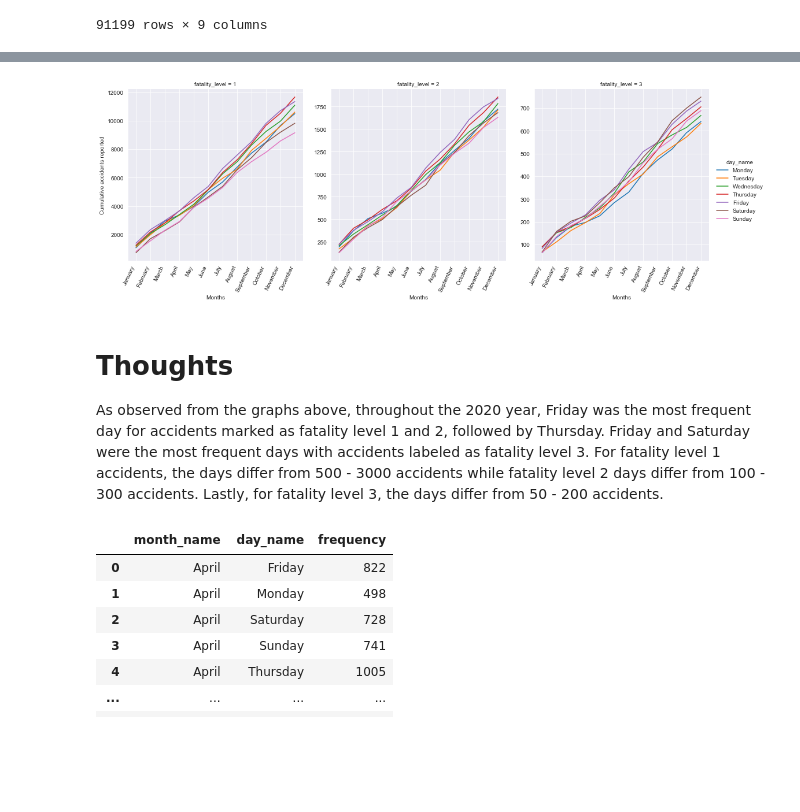
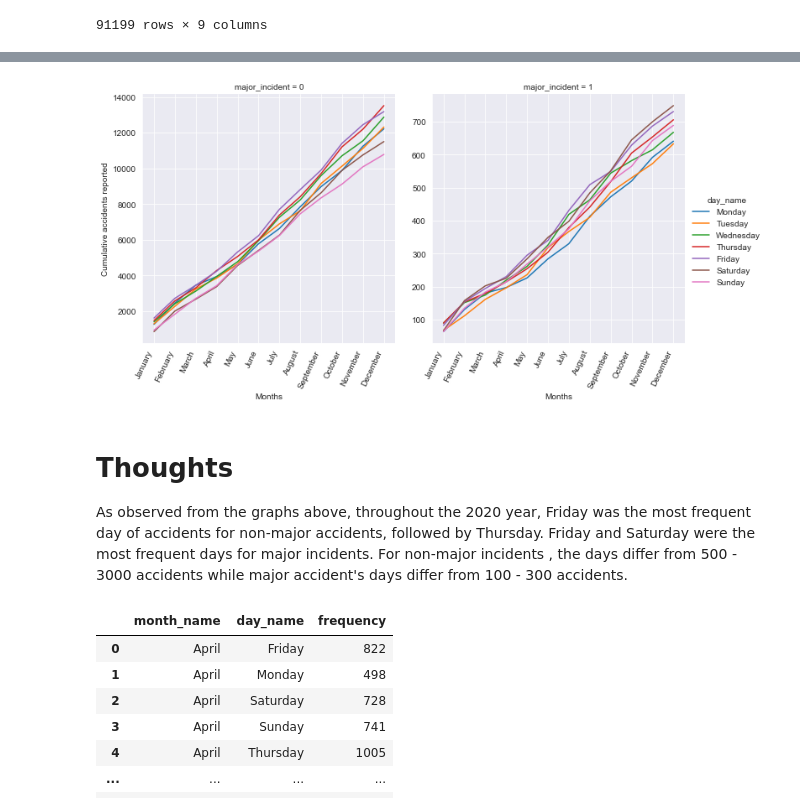
Before and after one commit to LuisEVT/High_Fatality_Accidents, a Jupyter notebook: High_Fatality_Accidents.ipynb, the cells around one changed output, grey strips where cells are left out. Saved outputs shown, nothing was run; the diff lists cells and outputs as text; code cells hidden in the pictures; blank space fills up the shorter version.

```diff
--- a/High_Fatality_Accidents.ipynb
+++ b/High_Fatality_Accidents.ipynb
@@ -71,6 +109,9 @@ memory usage: 18.1+ MB
 #df_accidents['date'] = df_accidents['date'].astype('datetime64[ns]')
 #df_accidents['time'] = df_accidents['time'].astype('datetime64[ns]')
 #df_accidents['time'] = pd.to_timedelta( df_accidents['time'] + ':00' )
+# %%
+df_accidents.drop(columns = ['junction_control','pedestrian_crossing_human_control','pedestrian_crossing_physical_facilities'],inplace=True)
+#df_accidents.dropna(inplace = True)
 # %%
 df_accidents.info()
 # %% [output]
@@ -437,16 +482,7 @@ df_accidents_timestamp_severity
 | 91197 | 2020 | 2020-12-15 14:00:00 | Tuesday | December | 12 | 1 | 3 | ... |
 | 91198 | 2020 | 2020-08-25 13:50:00 | Tuesday | August | 8 | 1 | 3 | ... |
 91199 rows × 9 columns
-# %%
-df_accidents_timestamp_severity['fatality_level'] = 0
-
-df_accidents_timestamp_severity.loc[ df_accidents_timestamp_severity['number_of_casualties'] == 1 ,'fatality_level']  = 1
-df_accidents_timestamp_severity.loc[ df_accidents_timestamp_severity['number_of_casualties'] == 2 ,'fatality_level']  = 2
-df_accidents_timestamp_severity.loc[ df_accidents_timestamp_severity['number_of_casualties'] >= 3 ,'fatality_level']  = 3
-
-# Here I'm creating a new column that defined the major incident from the description above.
-
-# Fatality_level 1: 1 casualty
-# Fatality_level 2: 2 casualties
-# Fatality_level 3: 3+ casualties
+# %%
+df_accidents_timestamp_severity['major_incident'] = 0
+df_accidents_timestamp_severity.loc[ df_accidents_timestamp_severity['number_of_casualties'] >= 3 ,'major_incident']  = 1
 # %%
@@ -531,10 +566,10 @@ As seen from the graph above, the majority of the accidents (more than 4000+) re
 # %%
-df_temp_acc = df_accidents_timestamp_severity[['fatality_level','day_name','month_name','day_of_week','month_number']].copy(deep=True)
-df_temp_acc.groupby(['fatality_level','month_name','day_name','day_of_week','month_number'])
+df_temp_acc = df_accidents_timestamp_severity[['major_incident','day_name','month_name','day_of_week','month_number']].copy(deep=True)
+df_temp_acc.groupby(['major_incident','month_name','day_name','day_of_week','month_number'])
 
-df_temp_acc_V2 = df_temp_acc.value_counts().reset_index().sort_values(by=['fatality_level','day_of_week','month_number']).rename(columns={0:'frequency'})
+df_temp_acc_V2 = df_temp_acc.value_counts().reset_index().sort_values(by=['major_incident','day_of_week','month_number']).rename(columns={0:'frequency'})
 
-df_temp_acc_V2['cum_frequency'] = df_temp_acc_V2.groupby(['fatality_level','day_of_week'])['frequency'].cumsum()
+df_temp_acc_V2['cum_frequency'] = df_temp_acc_V2.groupby(['major_incident','day_of_week'])['frequency'].cumsum()
 
 df_temp_acc_V2
 # %% [output]
@@ -554,25 +589,25 @@ df_temp_acc_V2
 # %%
 plots = sns.relplot(x='month_name',
             y='cum_frequency',
             data= df_temp_acc_V2,
             hue= 'day_name',
             kind = 'line',
-            col = 'fatality_level',
+            col = 'major_incident',
             facet_kws={'sharey': False, 'sharex': False})
 
 
 plots.set_ylabels('Cumulative accidents reported')
 plots.set_xlabels('Months')
 
 plots.set_xticklabels(rotation=65, horizontalalignment='right')
 
 plt.subplots_adjust(hspace = 0.3)
 # %% [output]
-[figure, old version]
+[figure, new version]
 # %% [markdown]
 # Thoughts
 
-As observed from the graphs above, throughout the 2020 year, Friday was the most frequent day for accidents marked as fatality level 1 and 2, followed by Thursday. Friday and Saturday were the most frequent days with accidents labeled as fatality level 3. For fatality level 1 accidents, the days differ from 500 - 3000 accidents while fatality level 2 days differ from 100 - 300 accidents. Lastly, for fatality level 3, the days differ from 50 - 200 accidents.
+As observed from the graphs above, throughout the 2020 year, Friday was the most frequent day of accidents for non-major accidents, followed by Thursday. Friday and Saturday were the most frequent days for major incidents. For non-major incidents , the days differ from 500 - 3000 accidents while major accident's days differ from 100 - 300 accidents.
 # %%
 # CREATE A CUM SUM COLUMN FOR EACH MONTH FOR EACH DAY
 
```
Also changed, not shown: parts of 57 cells of this notebook.
